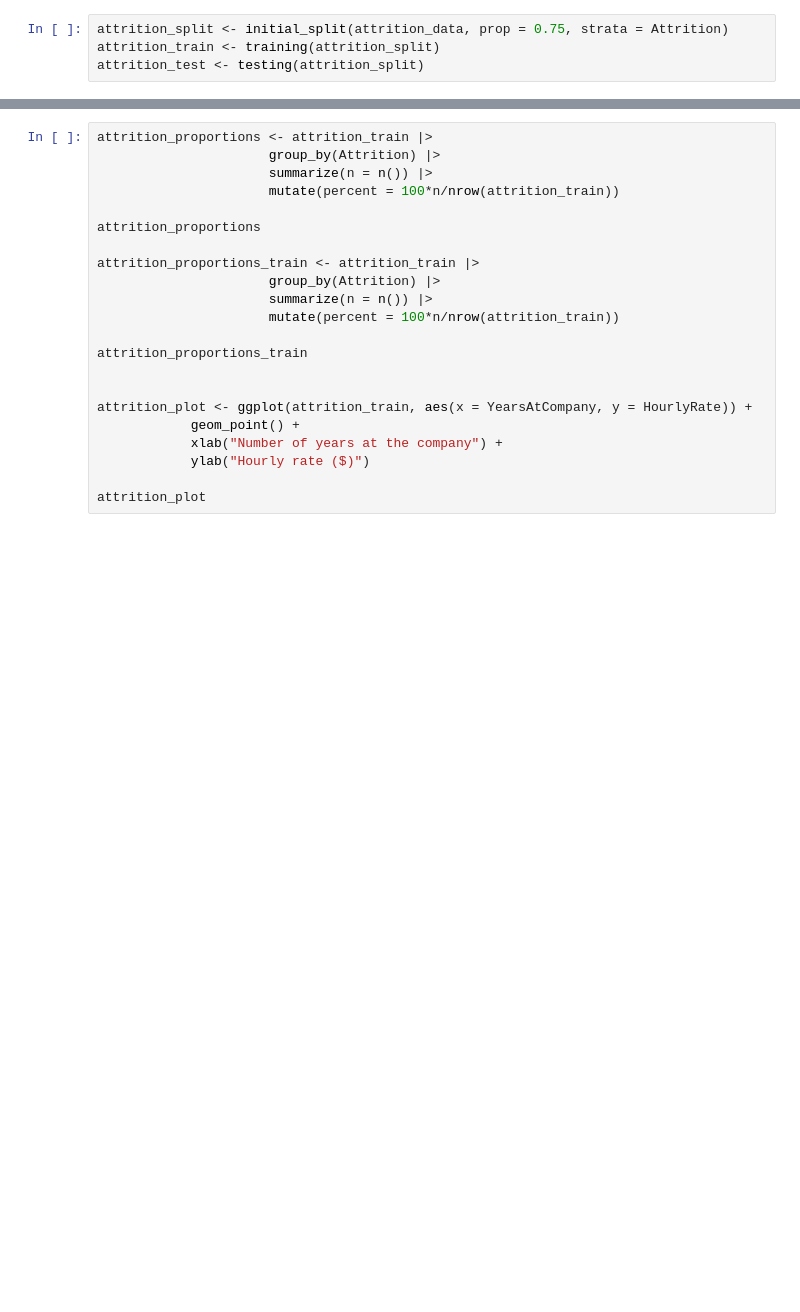
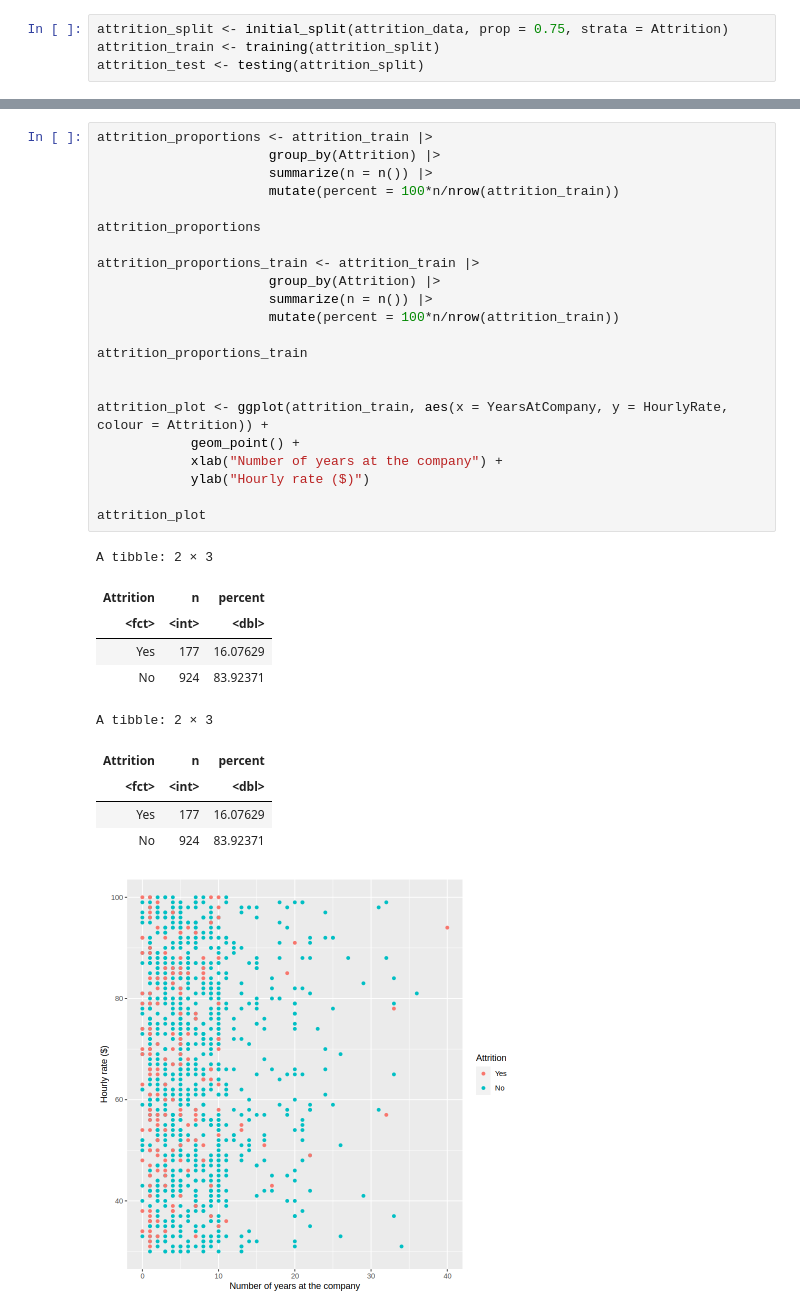
Before and after one commit to wenshanli1231/DSCI-Group-Project, a Jupyter notebook: Project Proposal.ipynb, the cells around one changed output, grey strips where cells are left out. Drawn from its saved outputs; the diff is of its cells as text; blank space fills up the shorter version.

Commit message:
colour code classification variable

```diff
--- a/Project Proposal.ipynb
+++ b/Project Proposal.ipynb
@@ -76,22 +118,34 @@ attrition_table
 # %%
 attrition_proportions <- attrition_train |>
                       group_by(Attrition) |>
                       summarize(n = n()) |>
                       mutate(percent = 100*n/nrow(attrition_train))
 
 attrition_proportions
 
 attrition_proportions_train <- attrition_train |>
                       group_by(Attrition) |>
                       summarize(n = n()) |>
                       mutate(percent = 100*n/nrow(attrition_train))
 
 attrition_proportions_train
 
 
-attrition_plot <- ggplot(attrition_train, aes(x = YearsAtCompany, y = HourlyRate)) +
+attrition_plot <- ggplot(attrition_train, aes(x = YearsAtCompany, y = HourlyRate, colour = Attrition)) +
             geom_point() +
             xlab("Number of years at the company") +
             ylab("Hourly rate ($)")
 
 attrition_plot
+# %% [output]
+A tibble: 2 × 3
+| Attrition | n | percent |
+| <fct> | <int> | <dbl> |
+| Yes | 177 | 16.07629 |
+| No | 924 | 83.92371 |
+A tibble: 2 × 3
+| Attrition | n | percent |
+| <fct> | <int> | <dbl> |
+| Yes | 177 | 16.07629 |
+| No | 924 | 83.92371 |
+[figure, added]
```
Also changed, not shown: parts of 4 cells of this notebook.
